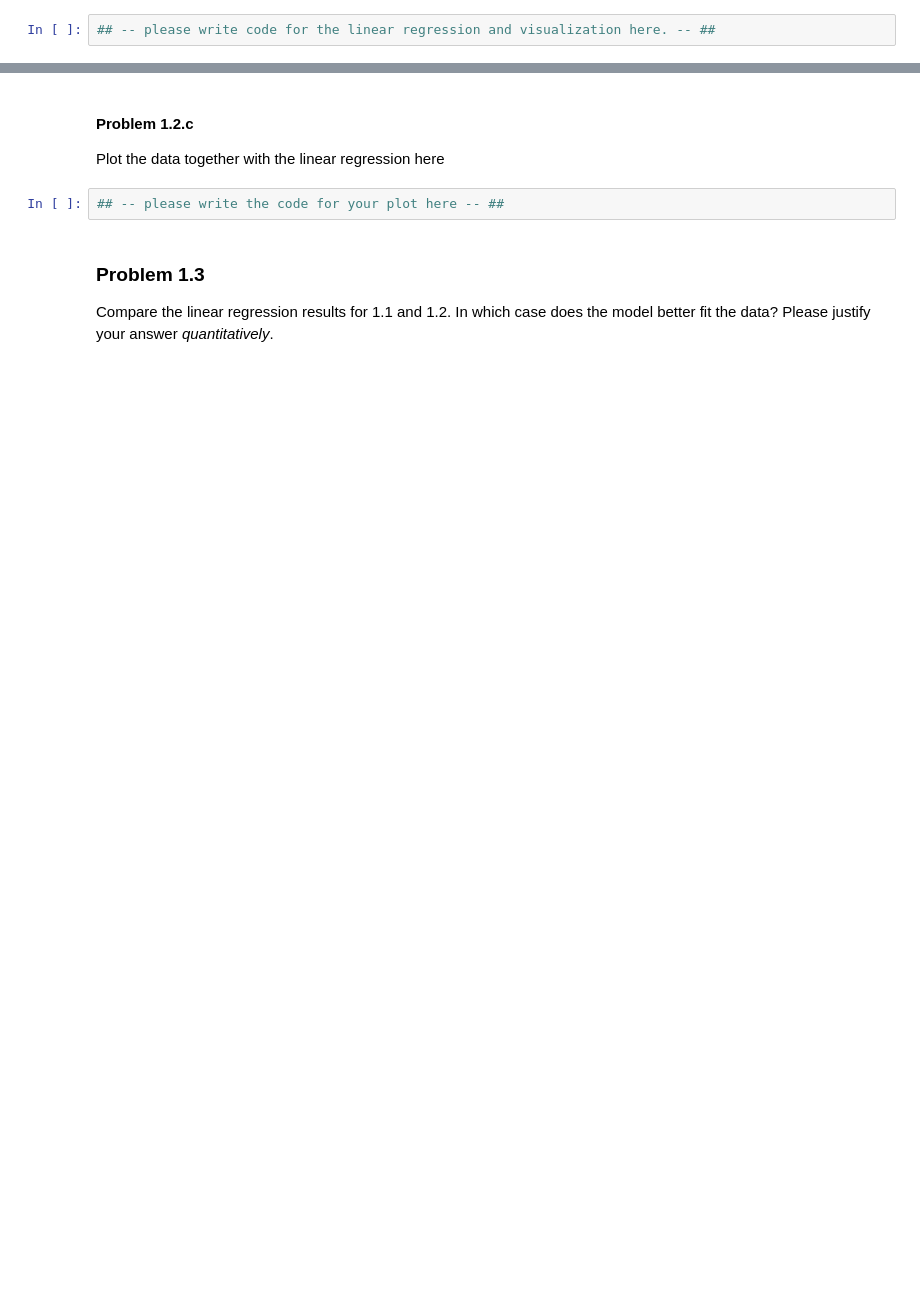
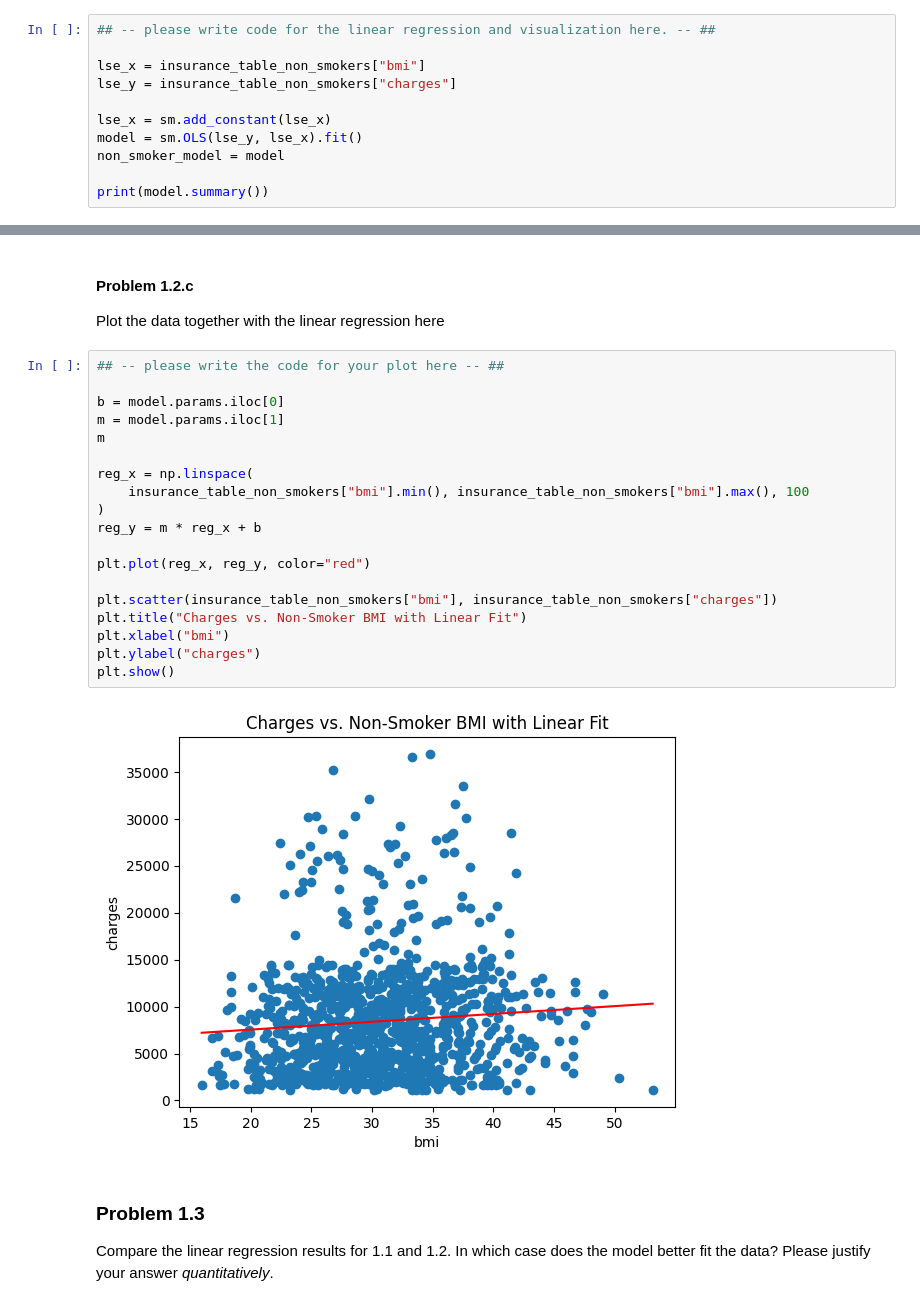
Before and after one commit to BuweiChen/snds265, a Jupyter notebook: assn1/assn1.ipynb, the cells around one changed output, grey strips where cells are left out. Saved outputs shown, nothing was run; the diff lists cells and outputs as text; blank space fills up the shorter version.

```diff
--- a/assn1/assn1.ipynb
+++ b/assn1/assn1.ipynb
@@ -229,3 +239,12 @@ Visualize the data
 Compute a linear regression
 # %%
 ## -- please write code for the linear regression and visualization here. -- ##
+
+lse_x = insurance_table_non_smokers["bmi"]
+lse_y = insurance_table_non_smokers["charges"]
+
+lse_x = sm.add_constant(lse_x)
+model = sm.OLS(lse_y, lse_x).fit()
+non_smoker_model = model
+
+print(model.summary())
@@ -233,8 +270,27 @@ Compute a linear regression
 #### Problem 1.2.c
 
 Plot the data together with the linear regression here
-# %%
-## -- please write the code for your plot here -- ##
+# %%
+## -- please write the code for your plot here -- ##
+
+b = model.params.iloc[0]
+m = model.params.iloc[1]
+m
+
+reg_x = np.linspace(
+    insurance_table_non_smokers["bmi"].min(), insurance_table_non_smokers["bmi"].max(), 100
+)
+reg_y = m * reg_x + b
+
+plt.plot(reg_x, reg_y, color="red")
+
+plt.scatter(insurance_table_non_smokers["bmi"], insurance_table_non_smokers["charges"])
+plt.title("Charges vs. Non-Smoker BMI with Linear Fit")
+plt.xlabel("bmi")
+plt.ylabel("charges")
+plt.show()
+# %% [output]
+[figure, added]
 # %% [markdown]
 ### Problem 1.3
 
```
Also changed, not shown: parts of 28 cells of this notebook.
